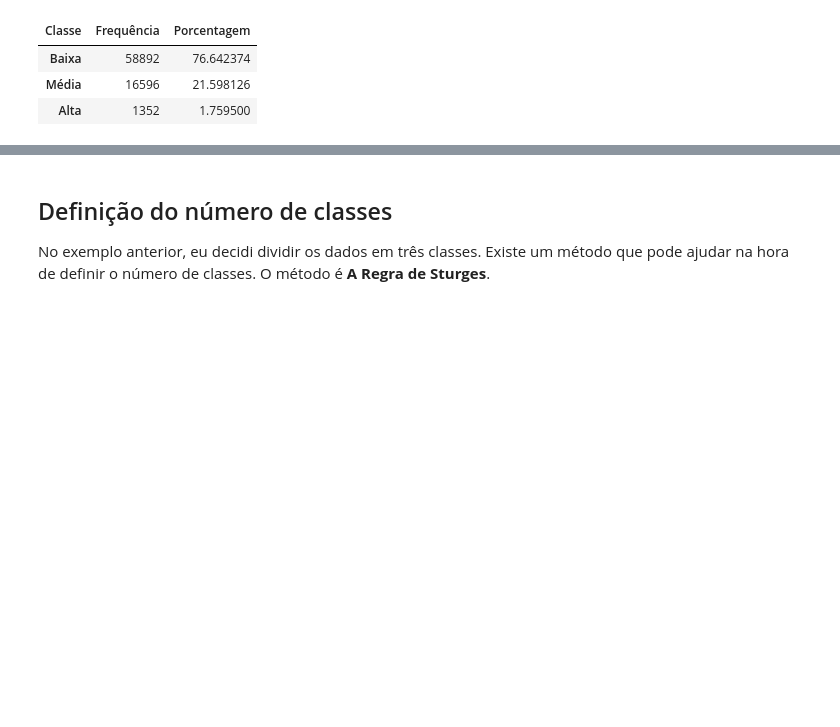
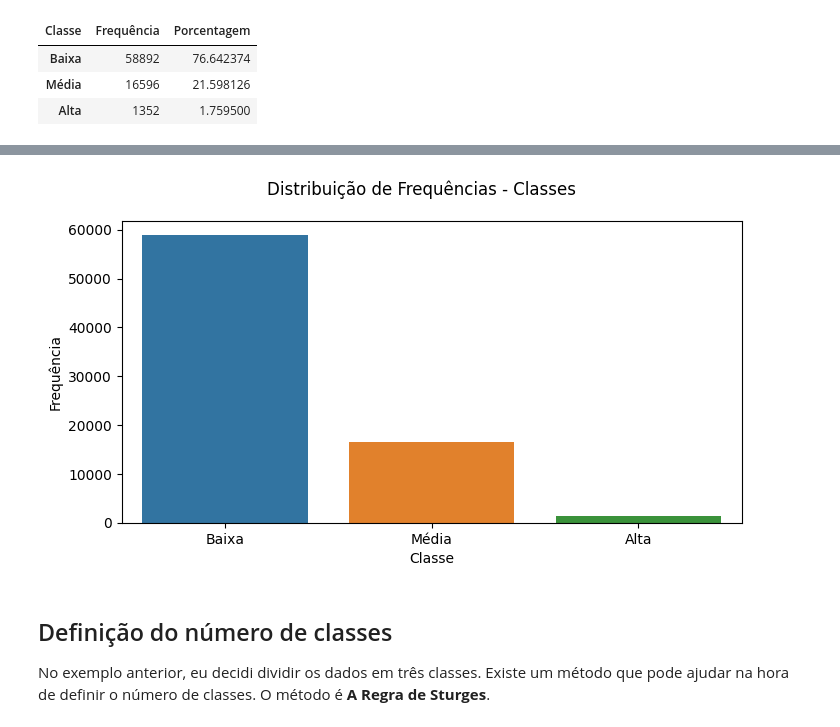
Before and after one commit to Wreef/EstatisticaDeDados, a Jupyter notebook: Frequência/Frequência.ipynb, the cells around one changed output, grey strips where cells are left out. Cells and saved outputs as stored; diff of their text form; code cells hidden in the pictures; blank space fills up the shorter version.

```diff
--- a/Frequência/Frequência.ipynb
+++ b/Frequência/Frequência.ipynb
@@ -167,3 +172,16 @@ dist
+# %%
+import matplotlib.pyplot as plt
+import seaborn as sns
+
+plt.figure(figsize=(8, 4), dpi=100)
+
+sns.barplot(dist.index, dist['Frequência'])
+
+plt.xlabel('Classe')
+plt.ylabel('Frequência')
+plt.suptitle('Distribuição de Frequências - Classes');
+# %% [output]
+[figure, added]
 # %% [markdown]
 ## Definição do número de classes
 No exemplo anterior, eu decidi dividir os dados em três classes. Existe um método que pode ajudar na hora de definir o número de classes. O método é **A Regra de Sturges**.
```
Also changed, not shown: parts of 2 cells of this notebook.
